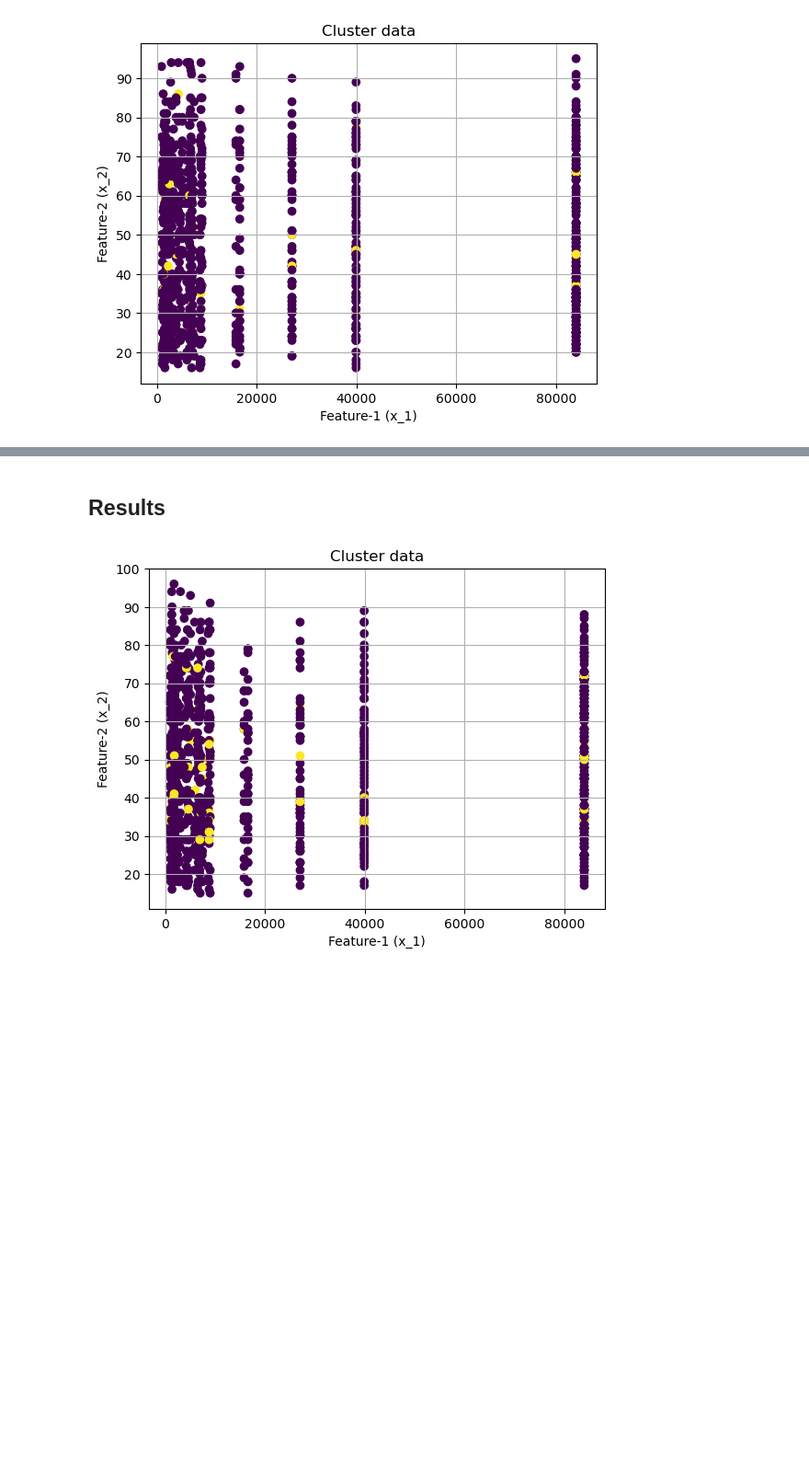
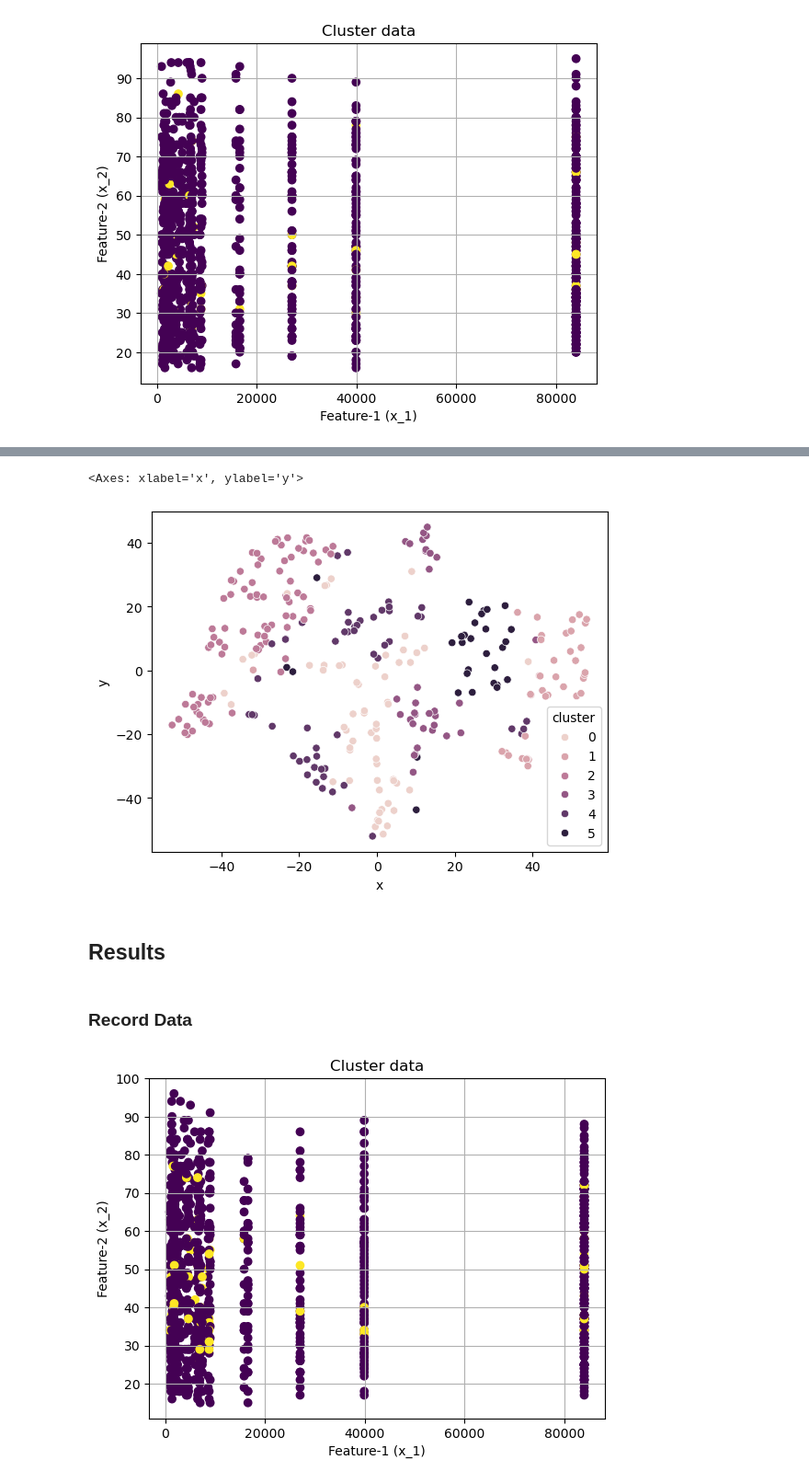
Before and after one commit to anly501/dsan-5000-project-jsweren1, a Jupyter notebook: dsan-website/5000-website/clustering/clustering.ipynb, the cells around one changed output, grey strips where cells are left out. Shown at 92% size. Cells and saved outputs as stored; diff of their text form; code cells hidden in the pictures; blank space fills up the shorter version.

```diff
--- a/dsan-website/5000-website/clustering/clustering.ipynb
+++ b/dsan-website/5000-website/clustering/clustering.ipynb
@@ -150,0 +246,8 @@ plot(X_short,opt_labels)
+# %%
+centroids = kmeans.cluster_centers_
+from sklearn.metrics import pairwise_distances_argmin_min
+argmins, mins = pairwise_distances_argmin_min(centroids, X_text)
+argmin_0 = argmins[0]
+argmin_1 = argmins[1]
+yelp['y_pred'] = y_pred
+pd.crosstab(yelp['Rating'], yelp['y_pred'])
@@ -150,0 +323,15 @@ plot(X_short,opt_labels)
+# %%
+from sklearn.manifold import TSNE
+nmf_ng_components = nmf.components_
+W = nmf.transform(X_text)
+W_df = pd.DataFrame(W)
+W_df['cluster'] = W_df.idxmax(axis=1)
+tsne_model = TSNE(
+    init='random',
+    random_state=5000
+)
+tsne_embedding = tsne_model.fit_transform(W)
+tsne_df = pd.DataFrame(tsne_embedding, columns=['x','y'])
+tsne_df['cluster'] = W_df['cluster']
+tsne_df['review'] = yelp['Review']
+tsne_df.head()
@@ -150,0 +352,8 @@ plot(X_short,opt_labels)
+# %%
+import seaborn as sns
+tsne_sample_size = 300
+tsne_sample_df = tsne_df.sample(tsne_sample_size, random_state=5000)
+sns.scatterplot(tsne_sample_df, x='x', y='y', hue='cluster')
+# %% [output]
+<Axes: xlabel='x', ylabel='y'>
+[figure, added]
@@ -151,5 +373,7 @@ plot(X_short,opt_labels)
 # %% [markdown]
 ## Results
+# %% [markdown]
+### Record Data
 # %%
 #KMEANS
 model = sklearn.cluster.KMeans(n_clusters=2).fit(X_short.to_numpy())
```
Also changed, not shown: parts of 12 cells of this notebook, 18 other files.
